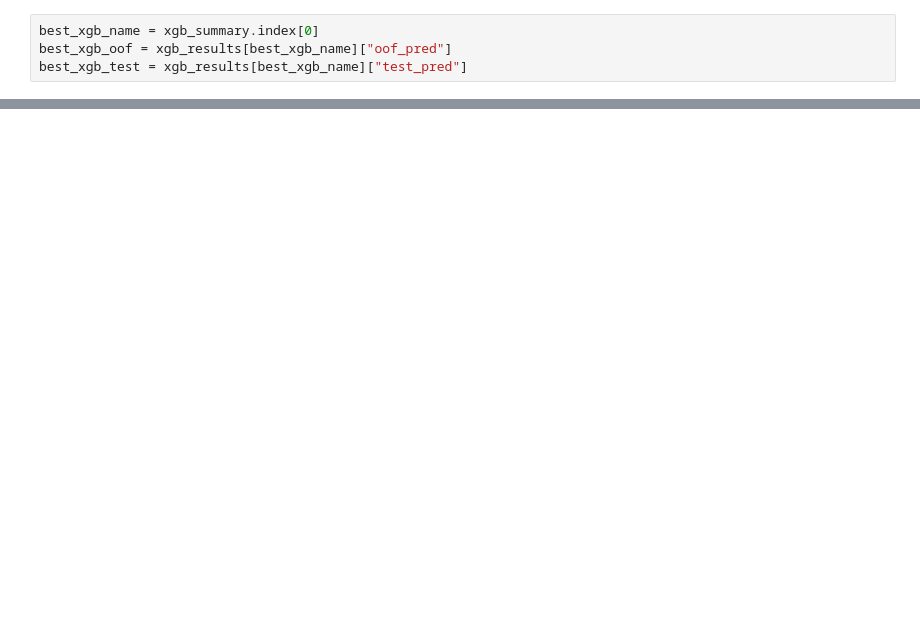
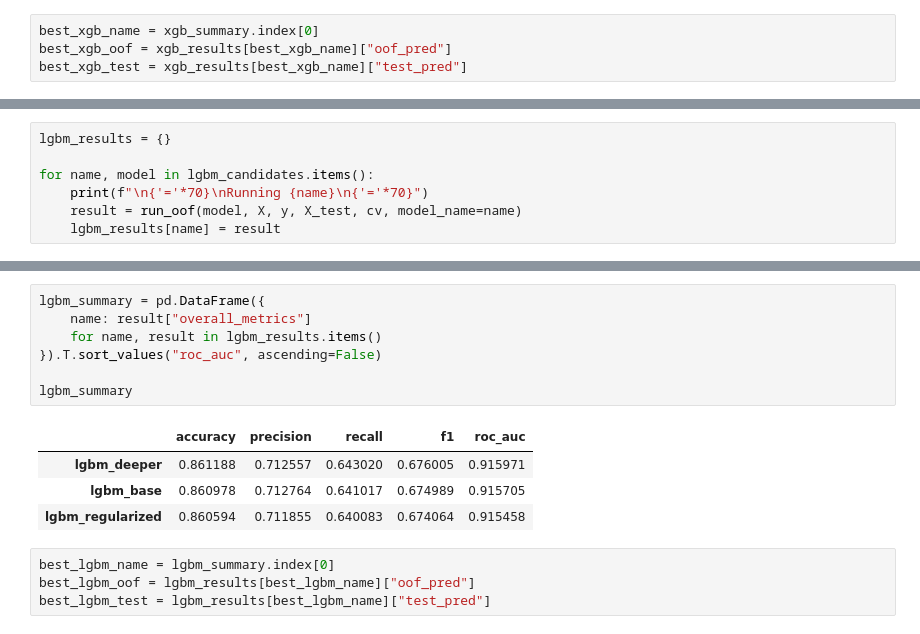
Before and after one commit to ManyYou/Predict-Customer-Churn-Kaggle-Competition, a Jupyter notebook: Machine_Learning.ipynb, the cells around one changed output, grey strips where cells are left out. Drawn from its saved outputs; the diff is of its cells as text; blank space fills up the shorter version.

```diff
--- a/Machine_Learning.ipynb
+++ b/Machine_Learning.ipynb
@@ -436,0 +400,7 @@ best_xgb_test = xgb_results[best_xgb_name]["test_pred"]
+# %%
+lgbm_results = {}
+
+for name, model in lgbm_candidates.items():
+    print(f"\n{'='*70}\nRunning {name}\n{'='*70}")
+    result = run_oof(model, X, y, X_test, cv, model_name=name)
+    lgbm_results[name] = result
@@ -436,0 +538,16 @@ best_xgb_test = xgb_results[best_xgb_name]["test_pred"]
+# %%
+lgbm_summary = pd.DataFrame({
+    name: result["overall_metrics"]
+    for name, result in lgbm_results.items()
+}).T.sort_values("roc_auc", ascending=False)
+
+lgbm_summary
+# %% [output]
+|  | accuracy | precision | recall | f1 | roc_auc |
+| lgbm_deeper | 0.861188 | 0.712557 | 0.643020 | 0.676005 | 0.915971 |
+| lgbm_base | 0.860978 | 0.712764 | 0.641017 | 0.674989 | 0.915705 |
+| lgbm_regularized | 0.860594 | 0.711855 | 0.640083 | 0.674064 | 0.915458 |
+# %%
+best_lgbm_name = lgbm_summary.index[0]
+best_lgbm_oof = lgbm_results[best_lgbm_name]["oof_pred"]
+best_lgbm_test = lgbm_results[best_lgbm_name]["test_pred"]
```
Also changed, not shown: parts of 21 cells of this notebook, 2 other files.
